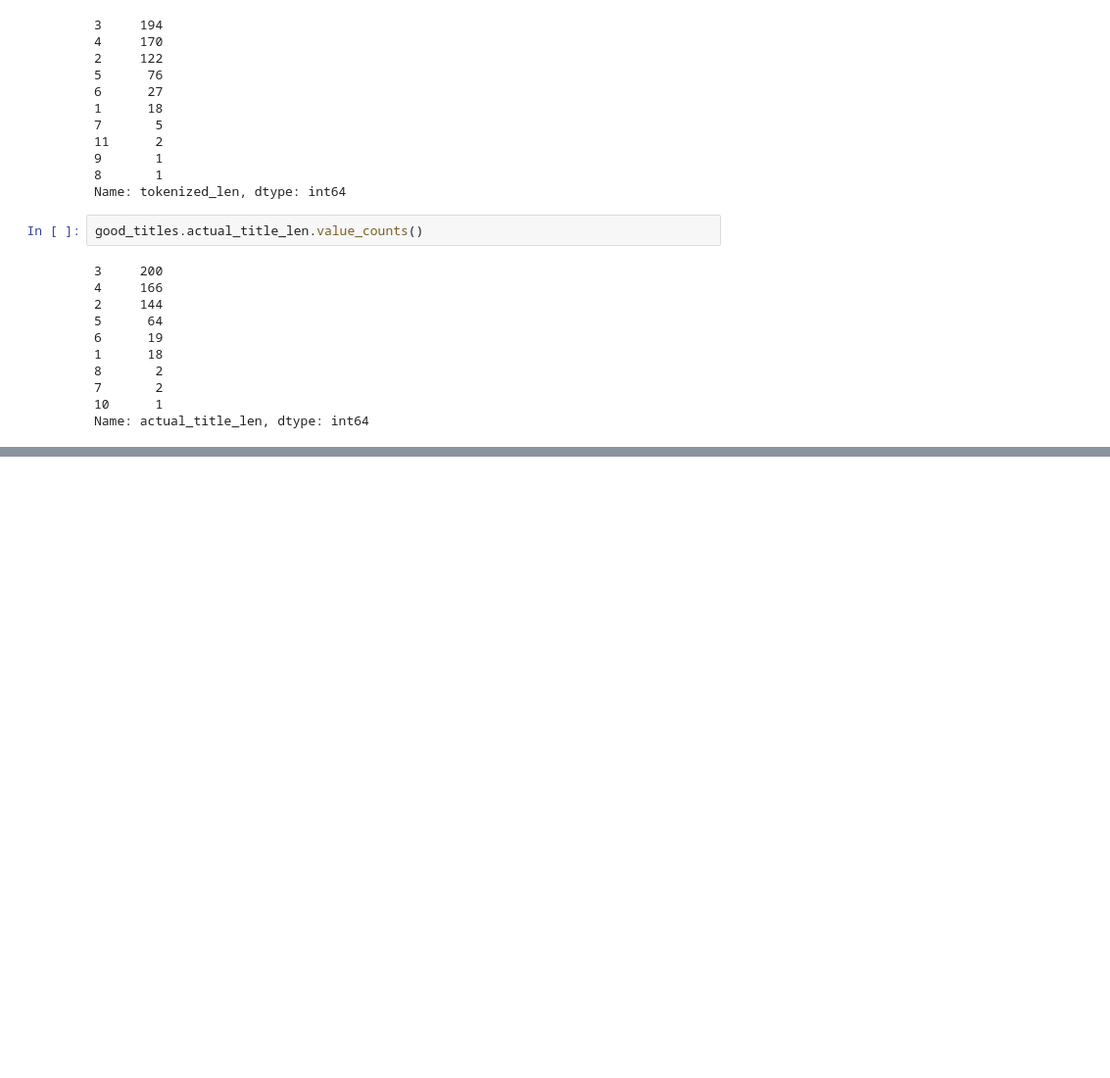
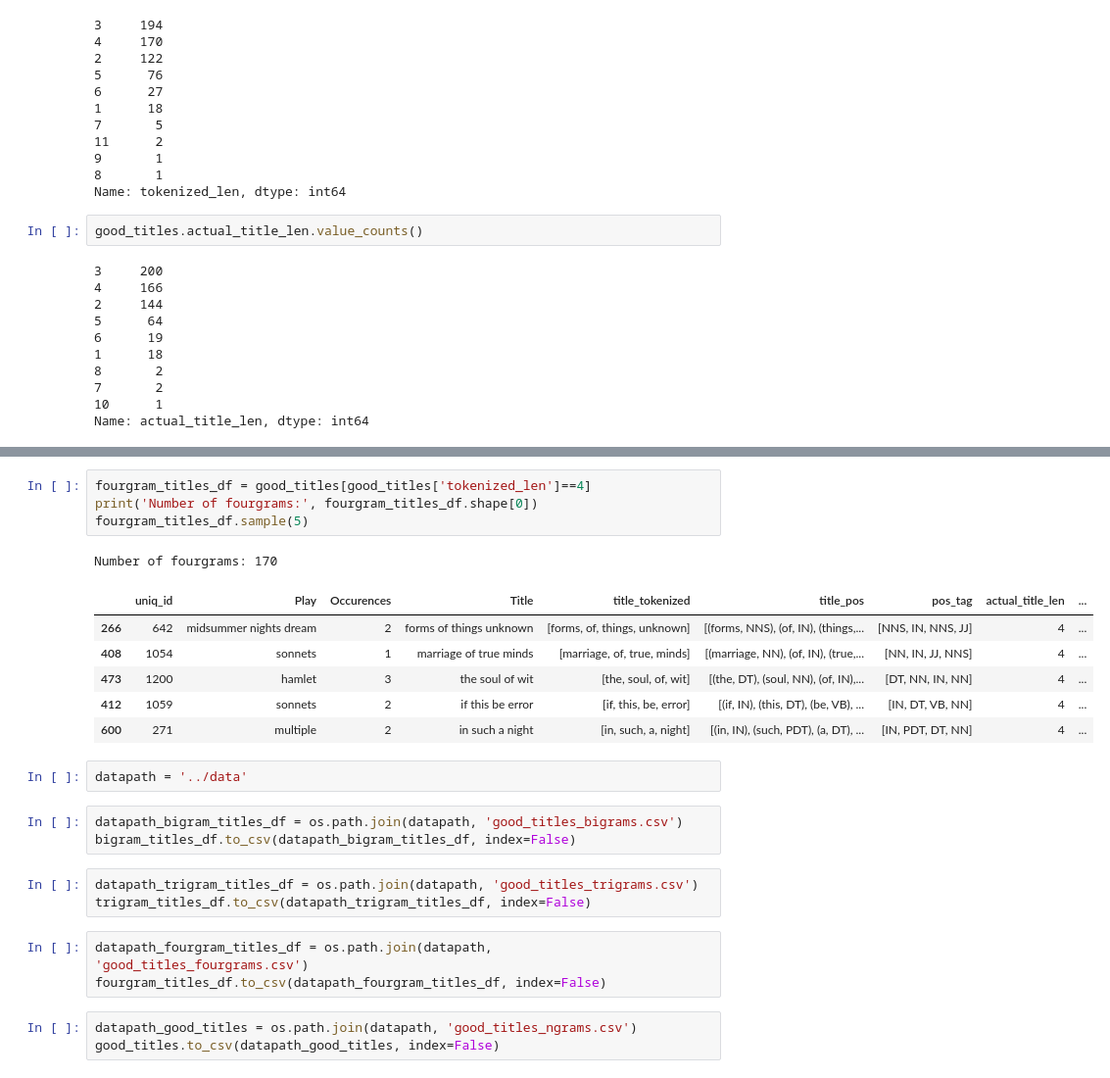
Before and after one commit to leifsmoddir/What-is-in-a-Title, a Jupyter notebook: feature_engineering/POS Tagging.ipynb, the cells around one changed output, grey strips where cells are left out. Shown at 98% size. Saved outputs shown, nothing was run; the diff lists cells and outputs as text; blank space fills up the shorter version.

```diff
--- a/feature_engineering/POS Tagging.ipynb
+++ b/feature_engineering/POS Tagging.ipynb
@@ -254,0 +264,26 @@ Name: actual_title_len, dtype: int64
+# %%
+fourgram_titles_df = good_titles[good_titles['tokenized_len']==4]
+print('Number of fourgrams:', fourgram_titles_df.shape[0])
+fourgram_titles_df.sample(5)
+# %% [output]
+Number of fourgrams: 170
+|  | uniq_id | Play | Occurences | Title | title_tokenized | title_pos | pos_tag | actual_title_len | ... |
+| 266 | 642 | midsummer nights dream | 2 | forms of things unknown | [forms, of, things, unknown] | [(forms, NNS), (of, IN), (things,... | [NNS, IN, NNS, JJ] | 4 | ... |
+| 408 | 1054 | sonnets | 1 | marriage of true minds | [marriage, of, true, minds] | [(marriage, NN), (of, IN), (true,... | [NN, IN, JJ, NNS] | 4 | ... |
+| 473 | 1200 | hamlet | 3 | the soul of wit | [the, soul, of, wit] | [(the, DT), (soul, NN), (of, IN),... | [DT, NN, IN, NN] | 4 | ... |
+| 412 | 1059 | sonnets | 2 | if this be error | [if, this, be, error] | [(if, IN), (this, DT), (be, VB), ... | [IN, DT, VB, NN] | 4 | ... |
+| 600 | 271 | multiple | 2 | in such a night | [in, such, a, night] | [(in, IN), (such, PDT), (a, DT), ... | [IN, PDT, DT, NN] | 4 | ... |
+# %%
+datapath = '../data'
+# %%
+datapath_bigram_titles_df = os.path.join(datapath, 'good_titles_bigrams.csv')
+bigram_titles_df.to_csv(datapath_bigram_titles_df, index=False)
+# %%
+datapath_trigram_titles_df = os.path.join(datapath, 'good_titles_trigrams.csv')
+trigram_titles_df.to_csv(datapath_trigram_titles_df, index=False)
+# %%
+datapath_fourgram_titles_df = os.path.join(datapath, 'good_titles_fourgrams.csv')
+fourgram_titles_df.to_csv(datapath_fourgram_titles_df, index=False)
+# %%
+datapath_good_titles = os.path.join(datapath, 'good_titles_ngrams.csv')
+good_titles.to_csv(datapath_good_titles, index=False)
```
Also changed, not shown: parts of 8 cells of this notebook.
